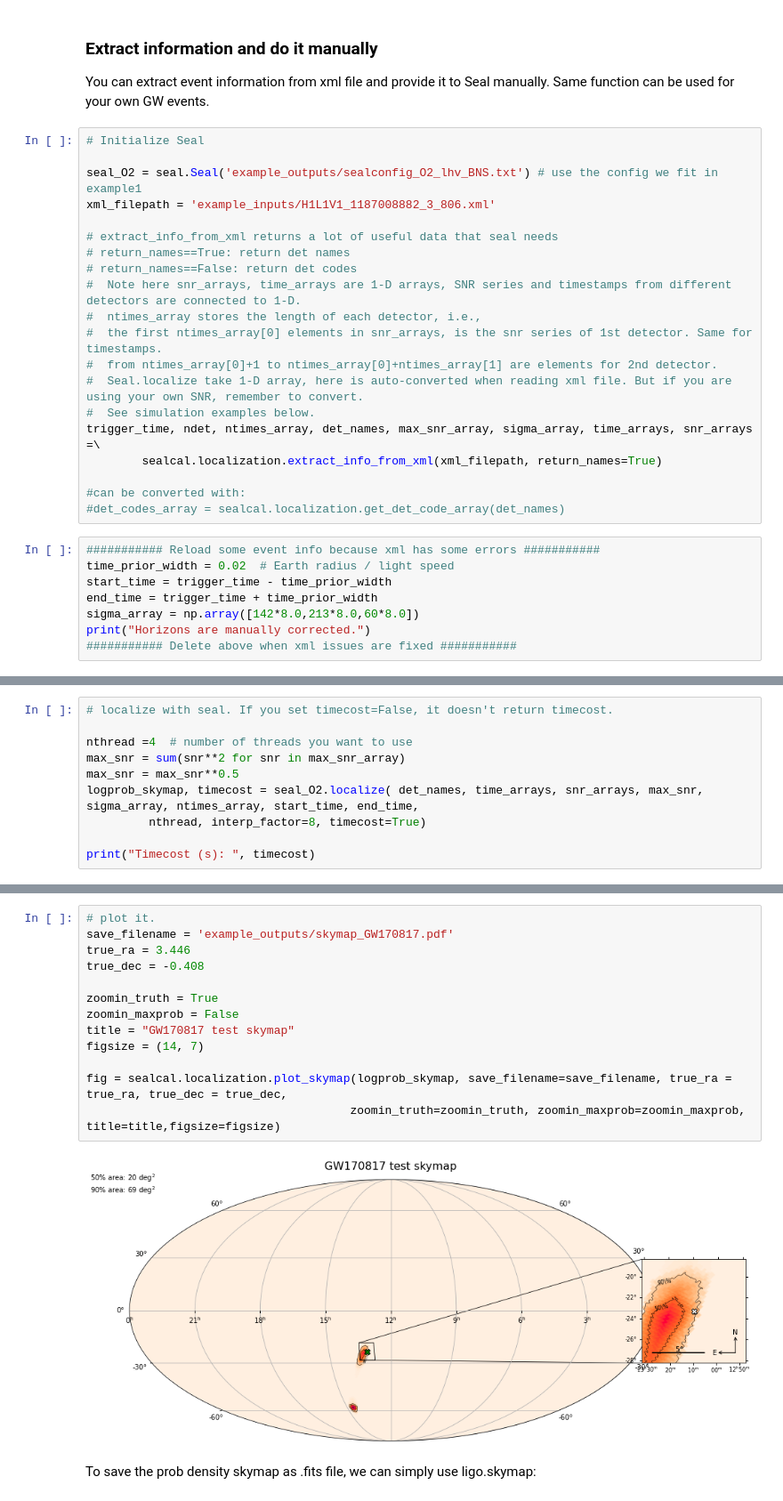
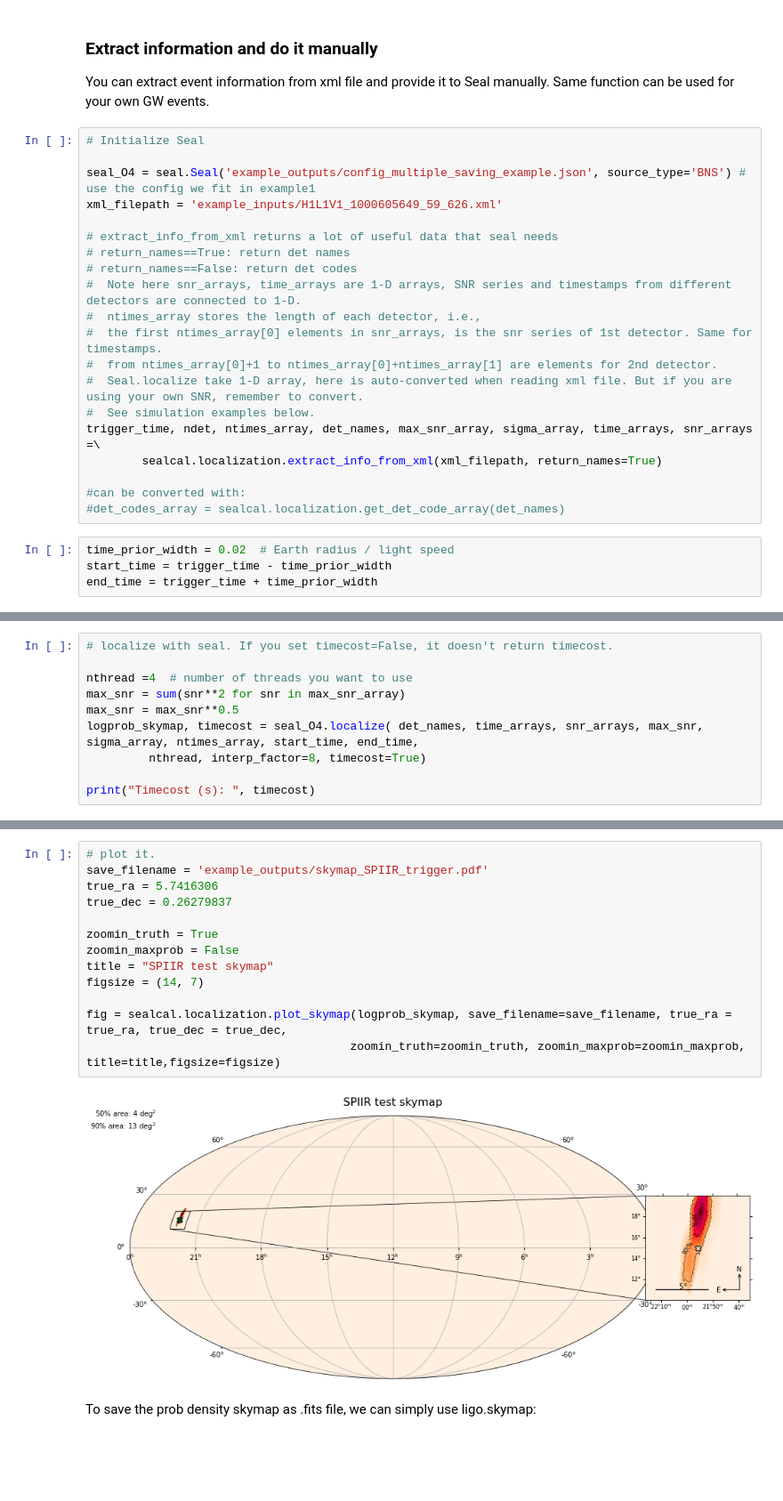
Before and after one commit to MarinerQ/SealGW, a Jupyter notebook: share/examples/example2-localization.ipynb, the cells around one changed output, grey strips where cells are left out. Shown at 89% size. Saved outputs shown, nothing was run; the diff lists cells and outputs as text; blank space fills up the shorter version.

```diff
--- a/share/examples/example2-localization.ipynb
+++ b/share/examples/example2-localization.ipynb
@@ -35,8 +35,8 @@ You can extract event information from xml file and provide it to Seal manually.
 # %%
 # Initialize Seal
 
-seal_O2 = seal.Seal('example_outputs/sealconfig_O2_lhv_BNS.txt') # use the config we fit in example1
-xml_filepath = 'example_inputs/H1L1V1_1187008882_3_806.xml'
+seal_O4 = seal.Seal('example_outputs/config_multiple_saving_example.json', source_type='BNS') # use the config we fit in example1
+xml_filepath = 'example_inputs/H1L1V1_1000605649_59_626.xml'
 
 # extract_info_from_xml returns a lot of useful data that seal needs
 # return_names==True: return det names
@@ -53,10 +53,6 @@ trigger_time, ndet, ntimes_array, det_names, max_snr_array, sigma_array, time_ar
 #can be converted with:
 #det_codes_array = sealcal.localization.get_det_code_array(det_names)
 # %%
-########### Reload some event info because xml has some errors ###########
 time_prior_width = 0.02  # Earth radius / light speed
 start_time = trigger_time - time_prior_width
 end_time = trigger_time + time_prior_width
-sigma_array = np.array([142*8.0,213*8.0,60*8.0])
-print("Horizons are manually corrected.")
-########### Delete above when xml issues are fixed ###########
@@ -68,7 +62,7 @@ Horizons are manually corrected.
 nthread =4  # number of threads you want to use
 max_snr = sum(snr**2 for snr in max_snr_array)
 max_snr = max_snr**0.5
-logprob_skymap, timecost = seal_O2.localize( det_names, time_arrays, snr_arrays, max_snr, sigma_array, ntimes_array, start_time, end_time,
+logprob_skymap, timecost = seal_O4.localize( det_names, time_arrays, snr_arrays, max_snr, sigma_array, ntimes_array, start_time, end_time,
          nthread, interp_factor=8, timecost=True)
 
 print("Timecost (s): ", timecost)
@@ -77,18 +71,18 @@ Timecost (s):  1.1826550960540771
 # %%
 # plot it.
-save_filename = 'example_outputs/skymap_GW170817.pdf'
-true_ra = 3.446
-true_dec = -0.408
+save_filename = 'example_outputs/skymap_SPIIR_trigger.pdf'
+true_ra = 5.7416306
+true_dec = 0.26279837
 
 zoomin_truth = True
 zoomin_maxprob = False
-title = "GW170817 test skymap"
+title = "SPIIR test skymap"
 figsize = (14, 7)
 
 fig = sealcal.localization.plot_skymap(logprob_skymap, save_filename=save_filename, true_ra = true_ra, true_dec = true_dec,
                                       zoomin_truth=zoomin_truth, zoomin_maxprob=zoomin_maxprob, title=title,figsize=figsize)
 # %% [output]
-[figure, old version]
+[figure, new version]
 # %% [markdown]
 To save the prob density skymap as .fits file, we can simply use ligo.skymap:
 # %%
```
Also changed, not shown: parts of 21 cells of this notebook, 6 other files.
